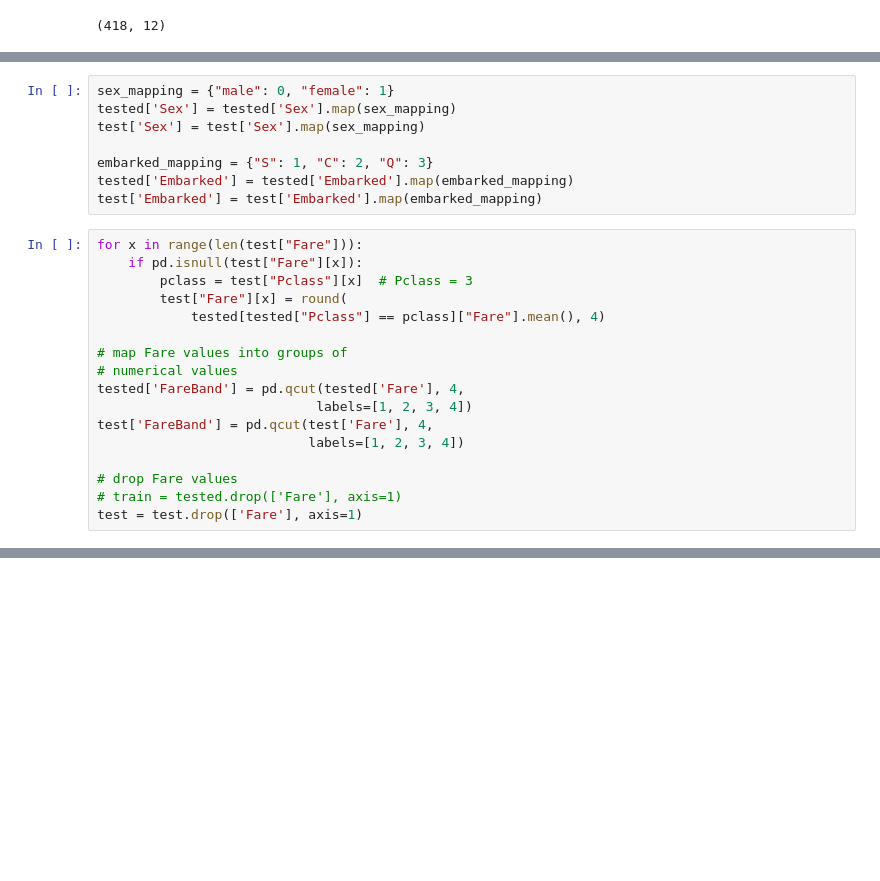
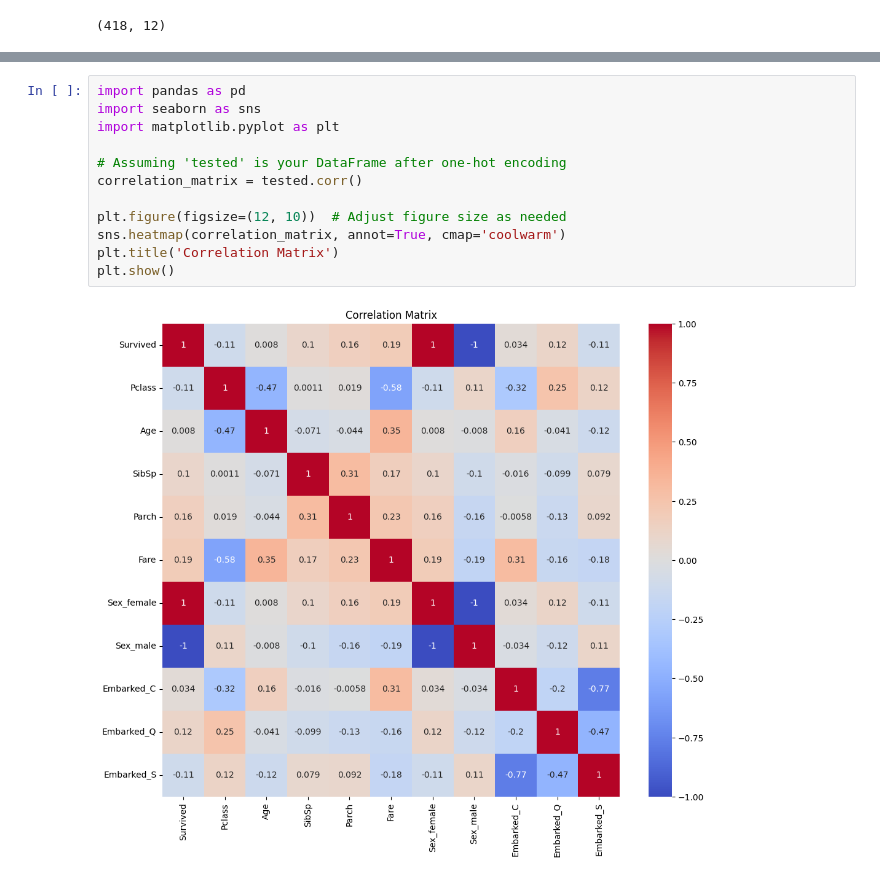
Before and after one commit to 0JeetGupta/NeuroNexus, a Jupyter notebook: file.ipynb, the cells around one changed output, grey strips where cells are left out. Cells and saved outputs as stored; diff of their text form; blank space fills up the shorter version.

```diff
--- a/file.ipynb
+++ b/file.ipynb
@@ -158,25 +23,0 @@ test = tested.drop(['Name'], axis=1)
-# %%
-sex_mapping = {"male": 0, "female": 1}
-tested['Sex'] = tested['Sex'].map(sex_mapping)
-test['Sex'] = test['Sex'].map(sex_mapping)
-
-embarked_mapping = {"S": 1, "C": 2, "Q": 3}
-tested['Embarked'] = tested['Embarked'].map(embarked_mapping)
-test['Embarked'] = test['Embarked'].map(embarked_mapping)
-# %%
-for x in range(len(test["Fare"])):
-    if pd.isnull(test["Fare"][x]):
-        pclass = test["Pclass"][x]  # Pclass = 3
-        test["Fare"][x] = round(
-            tested[tested["Pclass"] == pclass]["Fare"].mean(), 4)
-
-# map Fare values into groups of
-# numerical values
-tested['FareBand'] = pd.qcut(tested['Fare'], 4,
-                            labels=[1, 2, 3, 4])
-test['FareBand'] = pd.qcut(test['Fare'], 4,
-                           labels=[1, 2, 3, 4])
-
-# drop Fare values
-# train = tested.drop(['Fare'], axis=1)
-test = test.drop(['Fare'], axis=1)
@@ -229,0 +108,14 @@ KeyError: 'Fare'
+# %%
+import pandas as pd
+import seaborn as sns
+import matplotlib.pyplot as plt
+
+# Assuming 'tested' is your DataFrame after one-hot encoding
+correlation_matrix = tested.corr()
+
+plt.figure(figsize=(12, 10))  # Adjust figure size as needed
+sns.heatmap(correlation_matrix, annot=True, cmap='coolwarm')
+plt.title('Correlation Matrix')
+plt.show()
+# %% [output]
+[figure, added]
```
Also changed, not shown: parts of 19 cells of this notebook.
